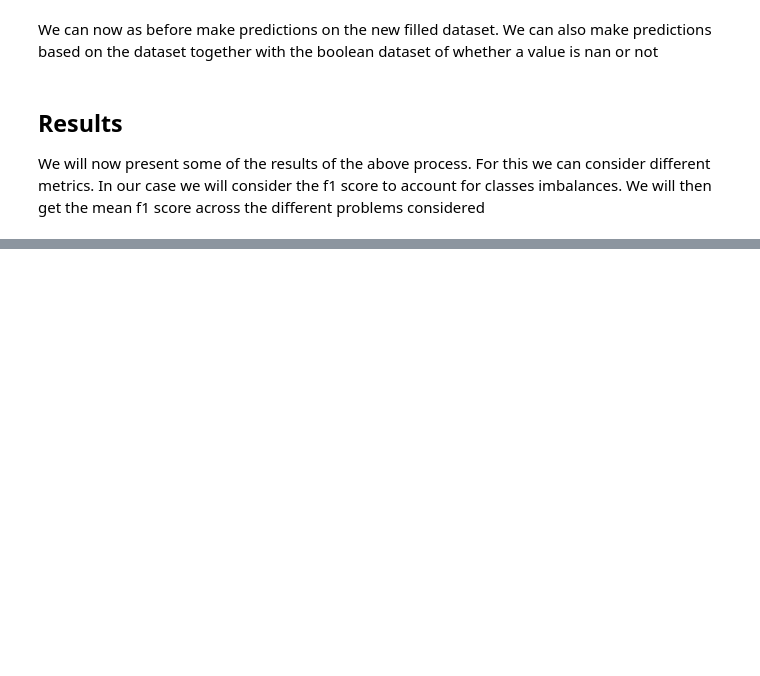
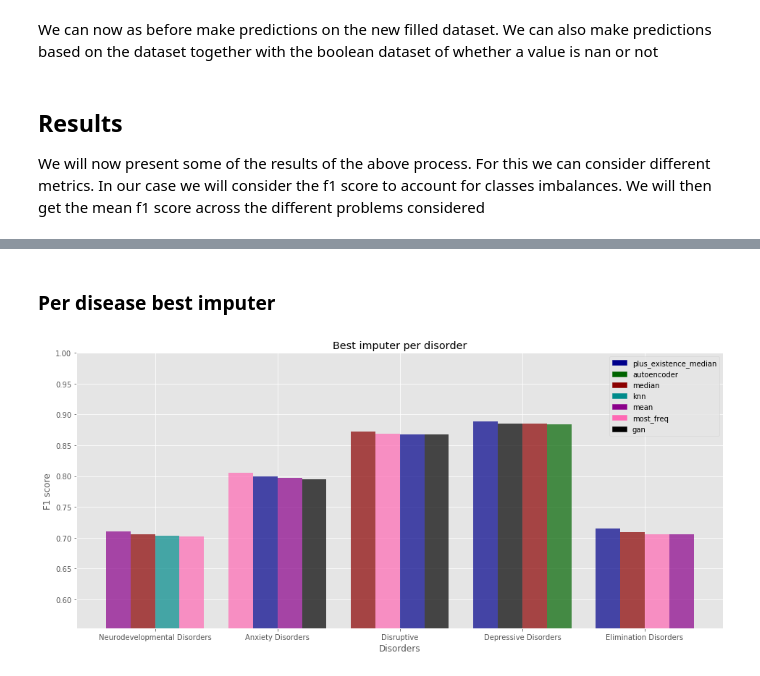
Before and after one commit to sanagno/psychiatry-mri-eeg, a Jupyter notebook: data_imputation.ipynb, the cells around one changed output, grey strips where cells are left out. Cells and saved outputs as stored; diff of their text form; code cells hidden in the pictures; blank space fills up the shorter version.

```diff
--- a/data_imputation.ipynb
+++ b/data_imputation.ipynb
@@ -853,0 +879,2 @@ recall = 1291 / (1291 + 14)
+# %% [markdown]
+### Per disease best imputer
@@ -853,0 +901,58 @@ recall = 1291 / (1291 + 14)
+# %%
+colors = ['darkblue', 'darkgreen', 'darkred', 'darkcyan', 'darkmagenta', 'hotpink', 'black', 'white']
+
+best_methods = set([m for m,s in list(itertools.chain(*best_imputations_per_disorder))])
+
+methods_to_colors = {}
+for method, color in zip(best_methods, colors):
+    methods_to_colors[method] = color
+# %%
+disorder_n = len(most_common_disorders) - 1
+
+
+methods = []
+scores = []
+
+for x in best_imputations_per_disorder:
+    methods_per_disorder = []
+    scores_per_disorder = []
+
+    for m, s in x:
+        methods_per_disorder.append(m)
+        scores_per_disorder.append(s)
+
+    methods.append(methods_per_disorder)
+    scores.append(scores_per_disorder)
+
+methods = np.array(methods)
+scores = np.array(scores)
+
+
+fig, ax = plt.subplots()
+index = np.arange(n)
+bar_width = 1 / (top_imputations_to_show + 1)
+opacity = 0.7
+
+for i in range(top_imputations_to_show):
+    ax.bar(index + bar_width * i, scores[:, i], bar_width, alpha=opacity,
+           color=[methods_to_colors[m] for m in methods[:, i]])
+
+ax.set_xlabel('Disorders')
+ax.set_ylabel('F1 score')
+ax.set_title('Best imputer per disorder')
+
+ax.set_xticks(index + (bar_width) * (top_imputations_to_show - 1) / 2)
+
+no_diag_index = most_common_disorders.index(no_diagnosis_given)
+most_common_disorders_no_diag = most_common_disorders[:no_diag_index] + most_common_disorders[no_diag_index + 1:]
+ax.set_xticklabels(most_common_disorders_no_diag)
+
+pathes = []
+for method in best_methods:
+    pathes.append(mpatches.Patch(color=methods_to_colors[method], label=method))
+plt.legend(handles=pathes)
+
+plt.ylim([np.min(scores) - (1 - np.min(scores)) / 2, 1])
+plt.show()
+# %% [output]
+[figure, added]
```
Also changed, not shown: parts of 13 cells of this notebook.
